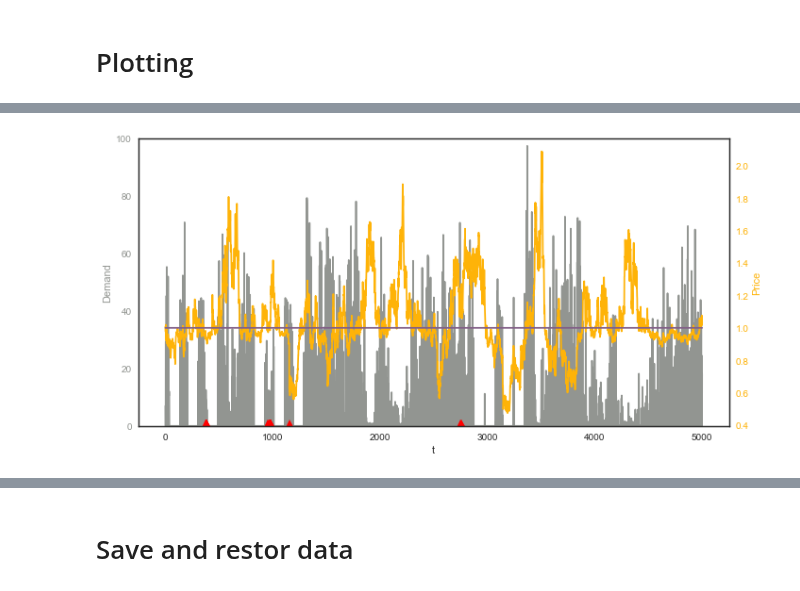
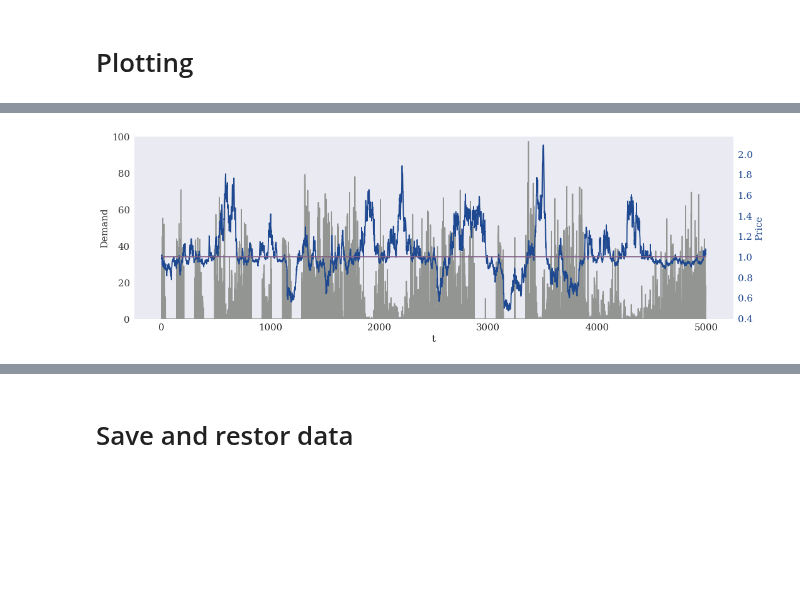
Before and after one commit to sertainly/intelligent_fund_via_RL, a Jupyter notebook: simulate_with_trained_fund.ipynb, the cells around one changed output, grey strips where cells are left out. Cells and saved outputs as stored; diff of their text form; code cells hidden in the pictures; blank space fills up the shorter version.

```diff
--- a/simulate_with_trained_fund.ipynb
+++ b/simulate_with_trained_fund.ipynb
@@ -469,10 +470,10 @@ t: 786 @ Episode 1/1 (3.312840223312378))
 # %% [markdown]
 # Plotting
 # %%
-sns.set_style("white")
+sns.set_style("darkgrid")
 # %%
 # wealth
-fig, ax = plt.subplots(figsize=(10,5))
+fig, ax = plt.subplots(figsize=(15,5))
 
 episode = np.array(funds_wealth_all_episodes[0])
 
@@ -480,7 +481,7 @@ for j in range(11):
 
         # plot the learning fund blue
         if j == 10:
-            ax.plot(episode.T[j], color='blue')
+            ax.plot(episode.T[j], color=sns.xkcd_rgb["cobalt"])
         else:
             ax.plot(episode.T[j], color='gray')
 
@@ -494,10 +495,15 @@ ax.plot(np.linspace(0,0,5000), 'r^',
 ax.set_xlabel("t")
 ax.set_ylabel("Wealth")
 
-fig.tight_layout()
+for item in ([ax.title, ax.xaxis.label, ax.yaxis.label] +
+             ax.get_xticklabels() + ax.get_yticklabels()):
+    item.set_fontsize(15)
+    item.set_fontname('serif')
+
+    fig.tight_layout()
 sns.despine()
 
 timestr = time.strftime("%Y%m%d-%H%M%S")
 filename = timestr + "_wealth"
-fig.savefig("./figures/paper/%s.png" % filename)
+#fig.savefig("./figures/paper/%s.png" % filename)
 # %% [output]
@@ -505,48 +511,52 @@ fig.savefig("./figures/paper/%s.png" % filename)
 # %%
-fig, ax = plt.subplots(figsize=(10,5))
+fig, ax1 = plt.subplots(figsize=(15,5))
 
-ax.set_ylim([0,100])
+ax1.set_ylim([0,100])
 
 episode = learning_fund_stats[0]
 
 price = episode.T[0]
 demand = episode.T[1]
 wealth = episode.T[2]
 cash = episode.T[3]
 
 
-ax.plot(demand, color=sns.xkcd_rgb["grey"])
+ax1.plot(demand, color=sns.xkcd_rgb["grey"])
 
 
 # plot wealth
 #ax.plot(wealth, color=sns.xkcd_rgb['crimson'])
 
 # mark defaults in red triangles
-markers_on = [i for i in range(len(wealth)) if wealth[i] < 0.5]
-ax.plot(np.linspace(0,0,5000), 'r^',
-        markersize=15, markevery=markers_on)
+#markers_on = [i for i in range(len(wealth)) if wealth[i] < 0.5]
+#ax.plot(np.linspace(0,0,5000), 'b^',
+#        markersize=15, markevery=markers_on)
 
-ax.set_xlabel("t")
-ax.set_ylabel("Demand", color=sns.xkcd_rgb["grey"])
-ax.tick_params('y', colors=sns.xkcd_rgb["grey"])
+ax1.set_xlabel("t")
+ax1.set_ylabel("Demand", color=sns.xkcd_rgb["dark grey"])
+ax1.tick_params('y', colors=sns.xkcd_rgb["dark grey"])
 
 #plot price on different axis
-ax2 = ax.twinx()
-ax2.plot(price, color=sns.xkcd_rgb["amber"])
-ax2.set_ylabel('Price', color=sns.xkcd_rgb["amber"])
-ax2.tick_params('y', colors=sns.xkcd_rgb["amber"])
+ax2 = ax1.twinx()
+ax2.plot(price, color=sns.xkcd_rgb["cobalt"])
+ax2.set_ylabel('Price', color=sns.xkcd_rgb["cobalt"])
+ax2.tick_params('y', colors=sns.xkcd_rgb["cobalt"])
 
 # mark fundamental value
 ax2.plot(np.linspace(1,1,5000), color=sns.xkcd_rgb["dusty purple"])
 
-ax.plot()
+for ax in [ax1,ax2]:
+    for item in ([ax.title, ax.xaxis.label, ax.yaxis.label] +
+                 ax.get_xticklabels() + ax.get_yticklabels()):
+        item.set_fontsize(15)
+        item.set_fontname('serif')
 
 fig.tight_layout()
 timestr = time.strftime("%Y%m%d-%H%M%S")
 filename = timestr + "_demand"
-fig.savefig("./figures/paper/%s.png" % filename)
+#fig.savefig("./figures/paper/%s.png" % filename)
 # %% [output]
-[figure, old version]
+[figure, new version]
 # %%
 #TODO: Also look at returns
 # %%
```
Also changed, not shown: parts of 6 cells of this notebook, 13 other files.
